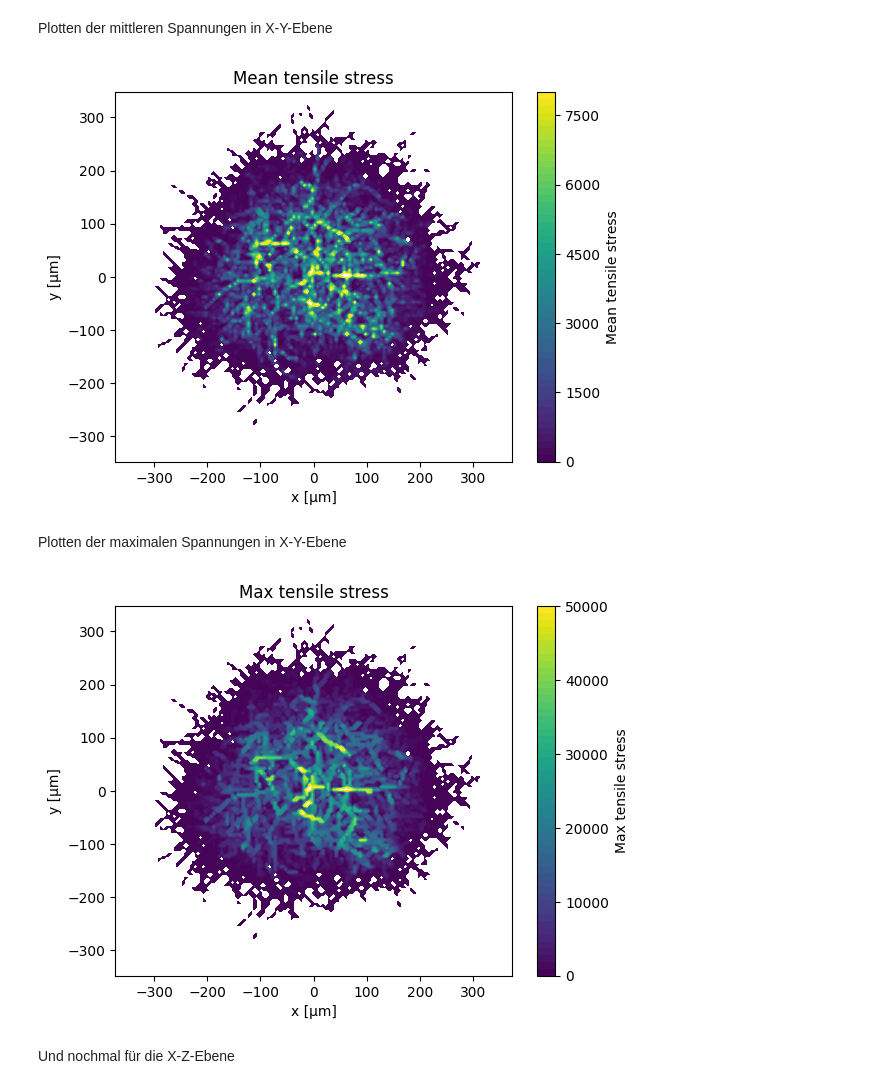
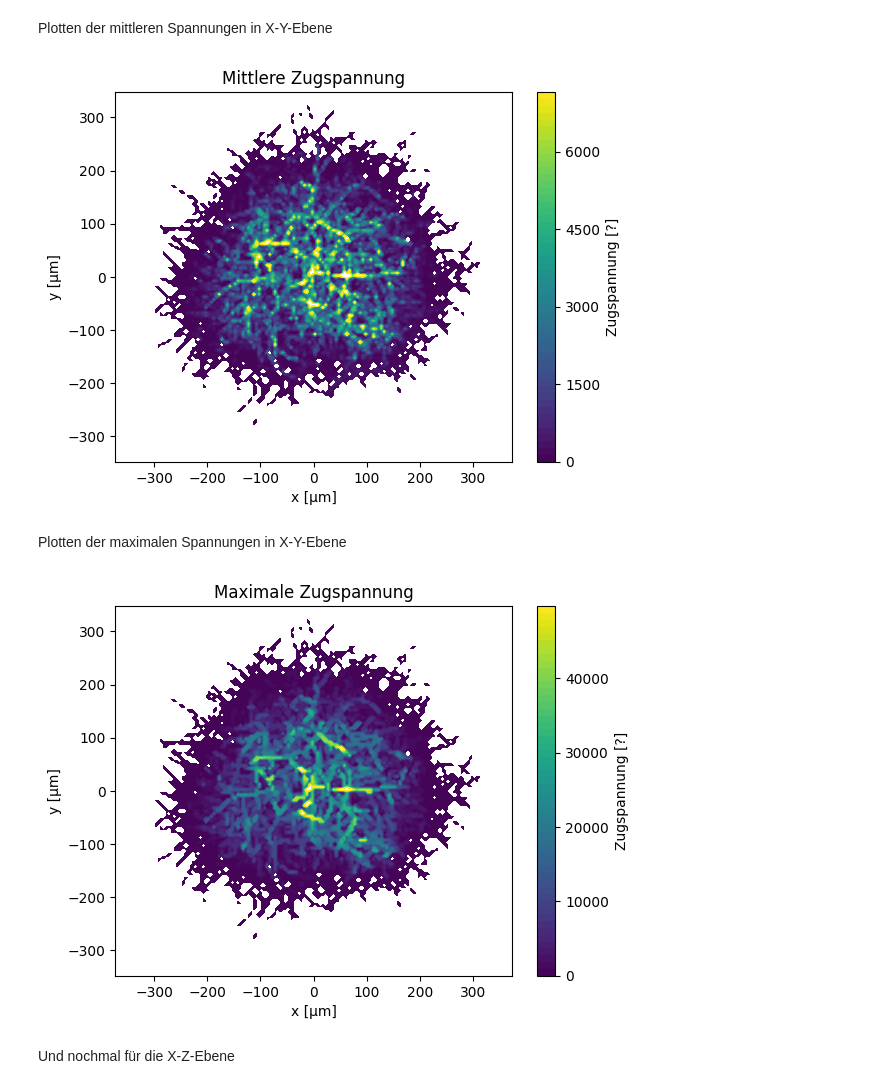
Before and after one commit to borkolli/pellet_spannung, a Jupyter notebook: spannungen_pellet.ipynb, the cells around one changed output. Saved outputs shown, nothing was run; the diff lists cells and outputs as text; code cells hidden in the pictures.

```diff
--- a/spannungen_pellet.ipynb
+++ b/spannungen_pellet.ipynb
@@ -7,8 +7,7 @@ import numpy as np
 import seaborn as sns
 import matplotlib.pyplot as plt
 
-# url = "https://raw.githubusercontent.com/borkolli/pellet_spannung/main/datasets/1run_225_end_compression_particle-data.csv"
-filename = "1run_225_end_compression_particle-data.csv"
+filename = "datasets/1run_225_end_compression_particle-data.csv"
 
 # Read the CSV into a pandas DataFrame
 df = pd.read_csv(filename, skiprows=[1])  # Skip the first row with the "time (s)" information
@@ -104,7 +103,7 @@ df.describe()
 # %%
 # Define the bins for the distribution
 bins_min = 0
-bins_max = 71000
+bins_max = df['stress_tensile'].max()
 bins_step = 500
 bins = np.arange(bins_min, bins_max, bins_step)
 
@@ -122,15 +121,17 @@ for i in range(int(bins_max/bins_step)):
 distribution_df['cumulative_sum'] = distribution_df['quantity'].cumsum()
 print(distribution_df)
 
+'''
 count_below_500 = len(df[df['stress_tensile'] < 500])
 count_below_1000 = len(df[df['stress_tensile'] < 1000])
-print(f'Für debugging. Anzahl der Werte unter 500pN: {count_below_500}')
-print(f'Für debugging. Anzahl der Werte unter 1000pN: {count_below_1000}')
+print(f'Für debugging. Anzahl der Werte unter 500: {count_below_500}')
+print(f'Für debugging. Anzahl der Werte unter 1000: {count_below_1000}')
+'''
 
 distribution_df.cumulative_sum = distribution_df.cumulative_sum / distribution_df.cumulative_sum.max()
 plt.plot(distribution_df.stress_tensile, distribution_df.cumulative_sum)
 plt.ylim(0,1.1)
-plt.xlim(0,70000)
+# plt.xlim(0,70000)
 plt.show()
 # %% [output]
      stress_tensile  quantity  cumulative_sum
@@ -277,31 +276,33 @@ y = y + grid_spacing/2
 # %% [markdown]
 Plotten der mittleren Spannungen in X-Y-Ebene
 # %%
-levels = np.linspace(0, 8000, 55)
+cbar_max_stress = np.nanmax(stress_mean)*0.33
+levels = np.linspace(0, cbar_max_stress, 55)
 fig, ax = plt.subplots()
-plt.title('Mean tensile stress')
+plt.title('Mittlere Zugspannung')
 plt.axis('equal')
 plt.xlabel('x [µm]')
 plt.ylabel('y [µm]')
 contour = ax.contourf(x, y, stress_mean, levels=levels, cmap='viridis')
 cbar = fig.colorbar(contour, ticks=MaxNLocator(nbins=6))
-cbar.set_label('Mean tensile stress')
+cbar.set_label('Zugspannung [?]')
 # %% [output]
-[figure, old version]
+[figure, new version]
 # %% [markdown]
 Plotten der maximalen Spannungen in X-Y-Ebene
 # %%
-levels = np.linspace(0, 50000, 55)
+cbar_max_stress = np.nanmax(stress_max)*0.7
+levels = np.linspace(0, cbar_max_stress, 55)
 fig, ax = plt.subplots()
-plt.title('Max tensile stress')
+plt.title('Maximale Zugspannung')
 plt.axis('equal')
 plt.xlabel('x [µm]')
 plt.ylabel('y [µm]')
 contour = ax.contourf(x, y, stress_max, levels=levels, cmap='viridis')
 cbar = fig.colorbar(contour, ticks=MaxNLocator(nbins=6))
-cbar.set_label('Max tensile stress')
+cbar.set_label('Zugspannung [?]')
 # %% [output]
-[figure, old version]
+[figure, new version]
 # %% [markdown]
 Und nochmal für die X-Z-Ebene
 # %%
```
Also changed, not shown: parts of 27 cells of this notebook, 2 other files.
